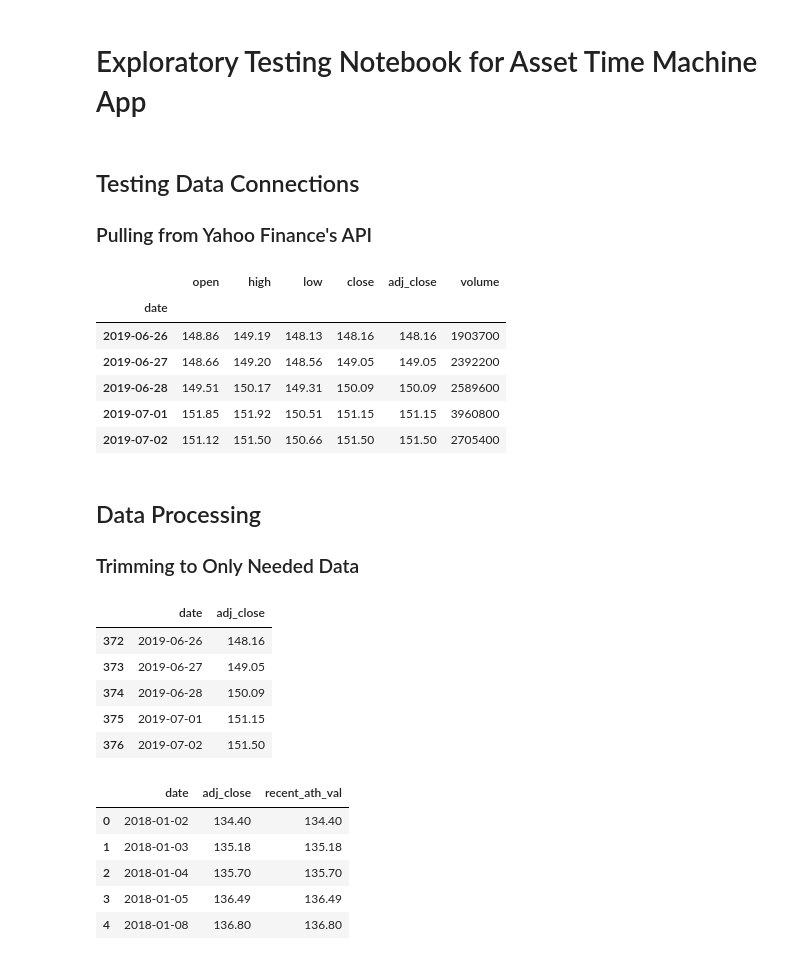
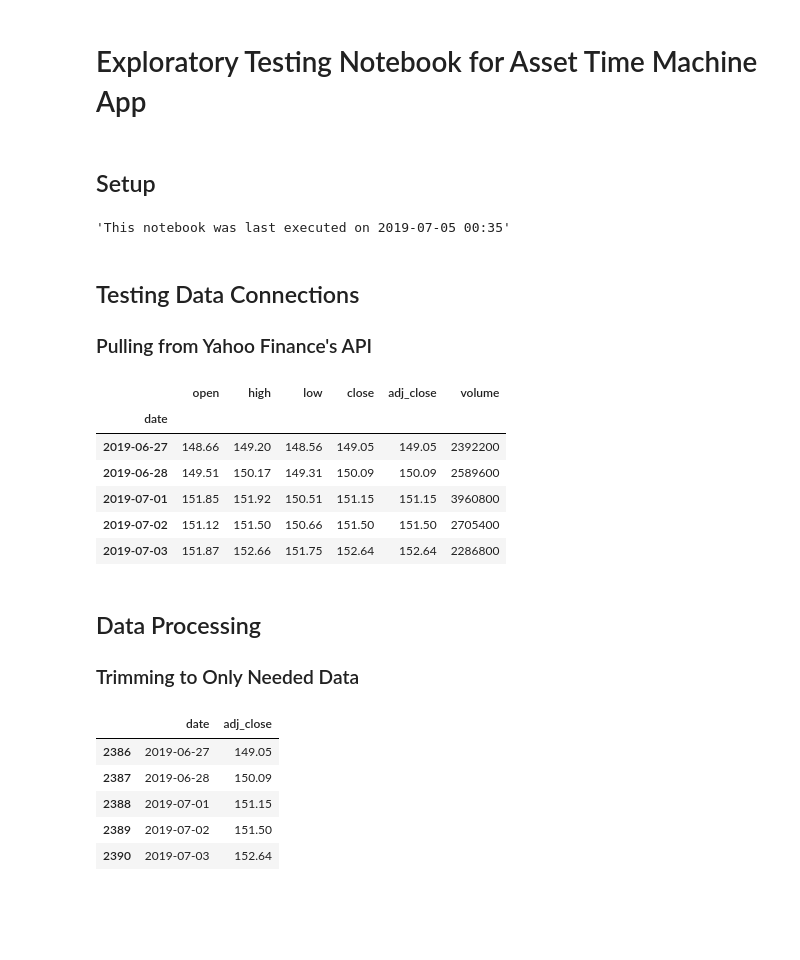
Before and after one commit to pmaji/asset-time-machine-app, a Jupyter notebook: explore.ipynb, the cells around one changed output. Saved outputs shown, nothing was run; the diff lists cells and outputs as text; code cells hidden in the pictures; blank space fills up the shorter version.

Commit message:
QC all of explore.ipynb up to the plotly code; minor updates throughout; test VTI and not just AAPL

```diff
--- a/explore.ipynb
+++ b/explore.ipynb
@@ -1,3 +1,5 @@
 # %% [markdown]
 # Exploratory Testing Notebook for Asset Time Machine App
+# %% [markdown]
+## Setup
 # %%
@@ -8,4 +12,10 @@ import datetime
 from janitor import clean_names, remove_empty
+# %%
+# store the datetime of the most recent running of this notebook as a form of a log
+most_recent_run_datetime = datetime.datetime.now().strftime("%Y-%m-%d %H:%M")
+f"This notebook was last executed on {most_recent_run_datetime}"
+# %% [output]
+'This notebook was last executed on 2019-07-05 00:35'
 # %% [markdown]
 ## Testing Data Connections
 
@@ -13,41 +23,42 @@ from janitor import clean_names, remove_empty
 # %%
 import fix_yahoo_finance as yf
 
 # setting a couple variables that will be parameters in the app (probably):
-
 # getting today's date so we pull stock data relative to today
 date_today = datetime.datetime.today()
 # formatting today's date appropriately for yf.download() call
 formatted_date_today = date_today.strftime('%Y-%m-%d')
 # setting name of asset to pull (will be callback result in app)
 present_asset_name = 'VTI'
-# setting start date of period for which to pull data...
-start_date = '2018-01-01'
+# setting start date of period for which to pull data
+# need to think about how far back we want to go; code is fast but plotly is a bit slow
+start_date = '2010-01-01'
 
+# actually hitting the YF API now
 initial_data_pull_df = (
     # pulling historical data for VTI (vanguard total stock market ETF) using fixed yahoo finance API
     yf.download(
         tickers=present_asset_name,
         start=start_date,
         end=formatted_date_today,
         progress=False)
     # using janitor to clean the column names
     .pipe(clean_names)
 )
 
 # renaming the index as well to make it lowercase (sadly janitor doesn't yet catch the index name)
 initial_data_pull_df.index.rename('date', inplace=True)
 
 # inspecting the tail of our base data
 initial_data_pull_df.tail()
 # %% [output]
 |  | open | high | low | close | adj_close | volume |
 | date |  |  |  |  |  |  |
-| 2019-06-26 | 148.86 | 149.19 | 148.13 | 148.16 | 148.16 | 1903700 |
 | 2019-06-27 | 148.66 | 149.20 | 148.56 | 149.05 | 149.05 | 2392200 |
 | 2019-06-28 | 149.51 | 150.17 | 149.31 | 150.09 | 150.09 | 2589600 |
 | 2019-07-01 | 151.85 | 151.92 | 150.51 | 151.15 | 151.15 | 3960800 |
 | 2019-07-02 | 151.12 | 151.50 | 150.66 | 151.50 | 151.50 | 2705400 |
+| 2019-07-03 | 151.87 | 152.66 | 151.75 | 152.64 | 152.64 | 2286800 |
 # %% [markdown]
 ## Data Processing
 
@@ -63,19 +74,8 @@ cleaned_close_df = initial_data_pull_df.loc[:,('date','adj_close')]
 cleaned_close_df.tail()
 # %% [output]
 |  | date | adj_close |
-| 372 | 2019-06-26 | 148.16 |
-| 373 | 2019-06-27 | 149.05 |
-| 374 | 2019-06-28 | 150.09 |
-| 375 | 2019-07-01 | 151.15 |
-| 376 | 2019-07-02 | 151.50 |
+| 2386 | 2019-06-27 | 149.05 |
+| 2387 | 2019-06-28 | 150.09 |
+| 2388 | 2019-07-01 | 151.15 |
+| 2389 | 2019-07-02 | 151.50 |
+| 2390 | 2019-07-03 | 152.64 |
-# %%
-# going to comment the next one out, trying to replicate in a much cleaner way
-cleaned_close_df["recent_ath_val"] = cleaned_close_df.adj_close.cummax()
-cleaned_close_df.head()
-# %% [output]
-|  | date | adj_close | recent_ath_val |
-| 0 | 2018-01-02 | 134.40 | 134.40 |
-| 1 | 2018-01-03 | 135.18 | 135.18 |
-| 2 | 2018-01-04 | 135.70 | 135.70 |
-| 3 | 2018-01-05 | 136.49 | 136.49 |
-| 4 | 2018-01-08 | 136.80 | 136.80 |
```
Also changed, not shown: parts of 16 cells of this notebook, 4 other files.
